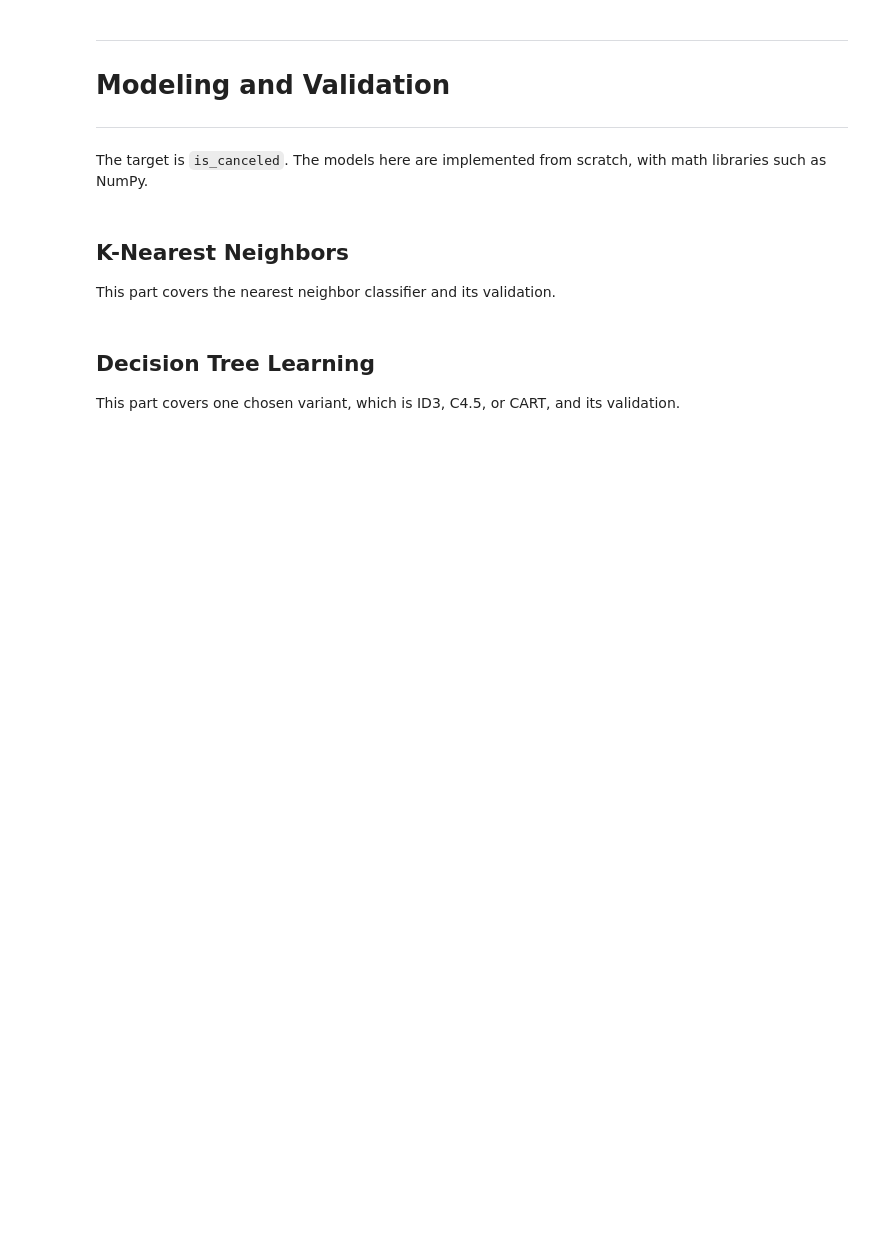
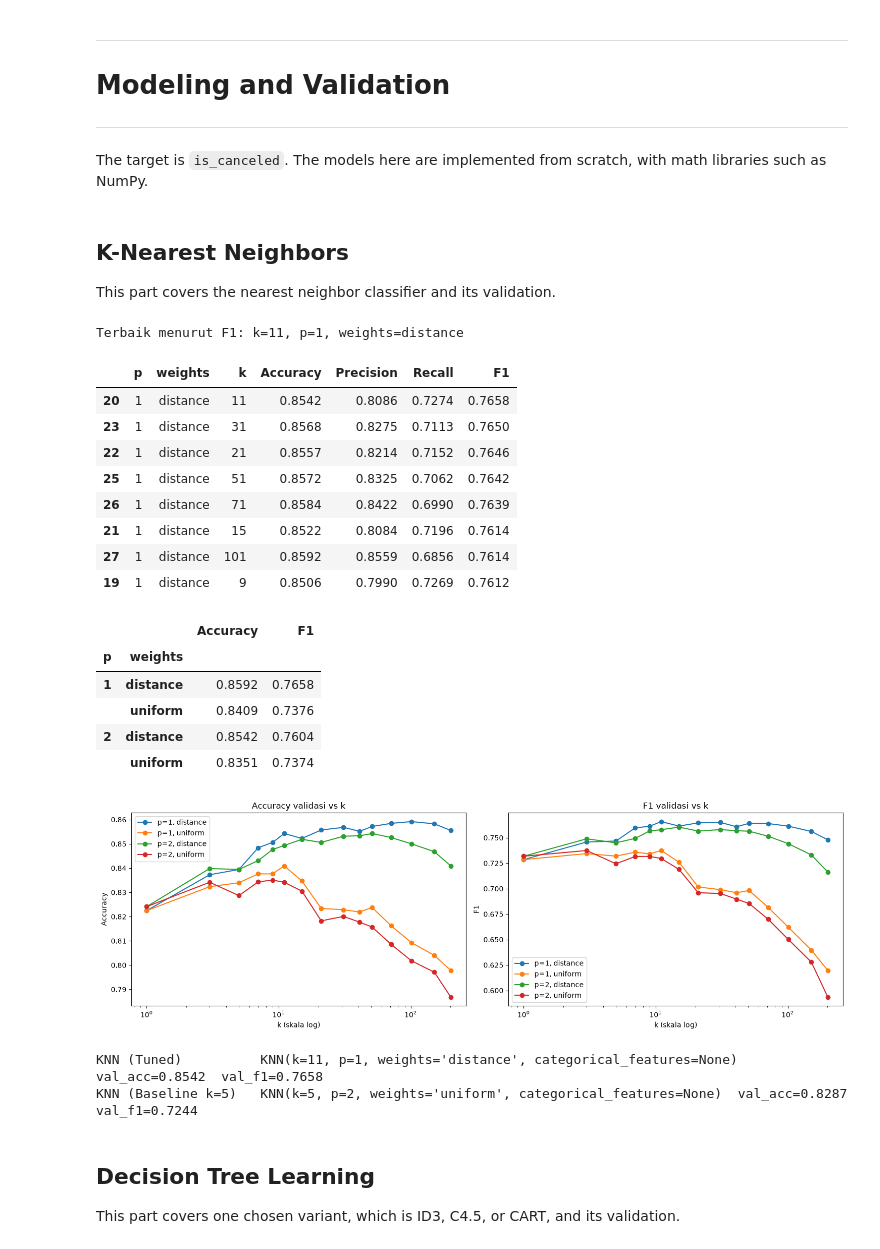
Before and after one commit to pidipam/IF3170_G07_superbubur, a Jupyter notebook: notebook.ipynb, the cells around one changed output. Drawn from its saved outputs; the diff is of its cells as text; code cells hidden in the pictures; blank space fills up the shorter version.

```diff
--- a/notebook.ipynb
+++ b/notebook.ipynb
@@ -1091,7 +1179,81 @@ The target is `is_canceled`. The models here are implemented from scratch, with
 
 This part covers the nearest neighbor classifier and its validation.
 # %%
-# Write your code here
+SELECT_METRIC = 'F1'   # kriteria pemilihan hiperparameter: 'F1', 'Accuracy', 'Precision', atau 'Recall'
+K_GRID = [1, 3, 5, 7, 9, 11, 15, 21, 31, 41, 51, 71, 101, 151, 201]
+
+
+def knn_scores(y_true, y_pred):
+    y_true, y_pred = np.asarray(y_true).ravel(), np.asarray(y_pred).ravel()
+    tp = np.sum((y_true == 1) & (y_pred == 1)); fp = np.sum((y_true == 0) & (y_pred == 1))
+    fn = np.sum((y_true == 1) & (y_pred == 0))
+    precision = tp / (tp + fp) if tp + fp else 0.0
+    recall = tp / (tp + fn) if tp + fn else 0.0
+    f1 = 2 * precision * recall / (precision + recall) if precision + recall else 0.0
+    return {'Accuracy': float(np.mean(y_true == y_pred)), 'Precision': precision, 'Recall': recall, 'F1': f1}
+
+
+# Pencarian tetangga tidak bergantung pada bobot suara: jarak dihitung sekali per p (untuk k terbesar), lalu dipakai ulang untuk semua k dan kedua jenis bobot lewat KNN.vote.
+rows = []
+for p in (1, 2):
+    searcher = KNN(k=max(K_GRID), p=p).fit(X_train, y_train)
+    dist, idx = searcher.kneighbors(X_val, k=max(K_GRID))
+    for weights in ('uniform', 'distance'):
+        for k in K_GRID:
+            _, pred = searcher.vote(dist, idx, k, weights)
+            rows.append({'p': p, 'weights': weights, 'k': k, **knn_scores(y_val, pred)})
+
+knn_search = pd.DataFrame(rows)
+knn_best = knn_search.sort_values([SELECT_METRIC, 'k'], ascending=[False, True]).iloc[0]
+print(f'Terbaik menurut {SELECT_METRIC}: k={int(knn_best.k)}, p={int(knn_best.p)}, weights={knn_best.weights}')
+if int(knn_best.k) == max(K_GRID):
+    print('PERINGATAN: k terbaik berada di ujung K_GRID; pertimbangkan memperbesar K_GRID.')
+display(knn_search.sort_values(SELECT_METRIC, ascending=False).head(8).round(4))
+display(knn_search.groupby(['p', 'weights'])[['Accuracy', 'F1']].max().round(4))
+
+fig, axes = plt.subplots(1, 2, figsize=(15, 4.8), sharex=True)
+for ax, metric in zip(axes, ['Accuracy', 'F1']):
+    for (p, weights), g in knn_search.groupby(['p', 'weights']):
+        ax.plot(g.k, g[metric], marker='o', label=f'p={p}, {weights}')
+    ax.set_xscale('log'); ax.set_xlabel('k (skala log)'); ax.set_ylabel(metric)
+    ax.set_title(f'{metric} validasi vs k'); ax.legend()
+fig.tight_layout()
+fig.savefig(CFG.OUTPUT_DIR / 'knn_k_search.png', dpi=150)
+plt.show()
+
+# Model KNN hasil tuning dengan baseline sederhana (k=5, Euclidean, uniform)
+knn_configs = {
+    'KNN (Tuned)': dict(k=int(knn_best.k), p=float(knn_best.p), weights=knn_best.weights),
+    'KNN (Baseline k=5)': dict(k=5, p=2, weights='uniform'),
+}
+knn_models = {}
+for name, cfg in knn_configs.items():
+    model = KNN(**cfg).fit(X_train, y_train)
+    knn_models[name] = model
+    d, i = model.kneighbors(X_val)
+    _, pred = model.vote(d, i, model.k)
+    s = knn_scores(y_val, pred)
+    print(f"{name:20s} {model}  val_acc={s['Accuracy']:.4f}  val_f1={s['F1']:.4f}")
+# %% [output]
+Terbaik menurut F1: k=11, p=1, weights=distance
+|  | p | weights | k | Accuracy | Precision | Recall | F1 |
+| 20 | 1 | distance | 11 | 0.8542 | 0.8086 | 0.7274 | 0.7658 |
+| 23 | 1 | distance | 31 | 0.8568 | 0.8275 | 0.7113 | 0.7650 |
+| 22 | 1 | distance | 21 | 0.8557 | 0.8214 | 0.7152 | 0.7646 |
+| 25 | 1 | distance | 51 | 0.8572 | 0.8325 | 0.7062 | 0.7642 |
+| 26 | 1 | distance | 71 | 0.8584 | 0.8422 | 0.6990 | 0.7639 |
+| 21 | 1 | distance | 15 | 0.8522 | 0.8084 | 0.7196 | 0.7614 |
+| 27 | 1 | distance | 101 | 0.8592 | 0.8559 | 0.6856 | 0.7614 |
+| 19 | 1 | distance | 9 | 0.8506 | 0.7990 | 0.7269 | 0.7612 |
+|  |  | Accuracy | F1 |
+| p | weights |  |  |
+| 1 | distance | 0.8592 | 0.7658 |
+|  | uniform | 0.8409 | 0.7376 |
+| 2 | distance | 0.8542 | 0.7604 |
+|  | uniform | 0.8351 | 0.7374 |
+[figure, added]
+KNN (Tuned)          KNN(k=11, p=1, weights='distance', categorical_features=None)  val_acc=0.8542  val_f1=0.7658
+KNN (Baseline k=5)   KNN(k=5, p=2, weights='uniform', categorical_features=None)  val_acc=0.8287  val_f1=0.7244
 # %% [markdown]
 ## Decision Tree Learning
 
```
Also changed, not shown: parts of 42 cells of this notebook.
